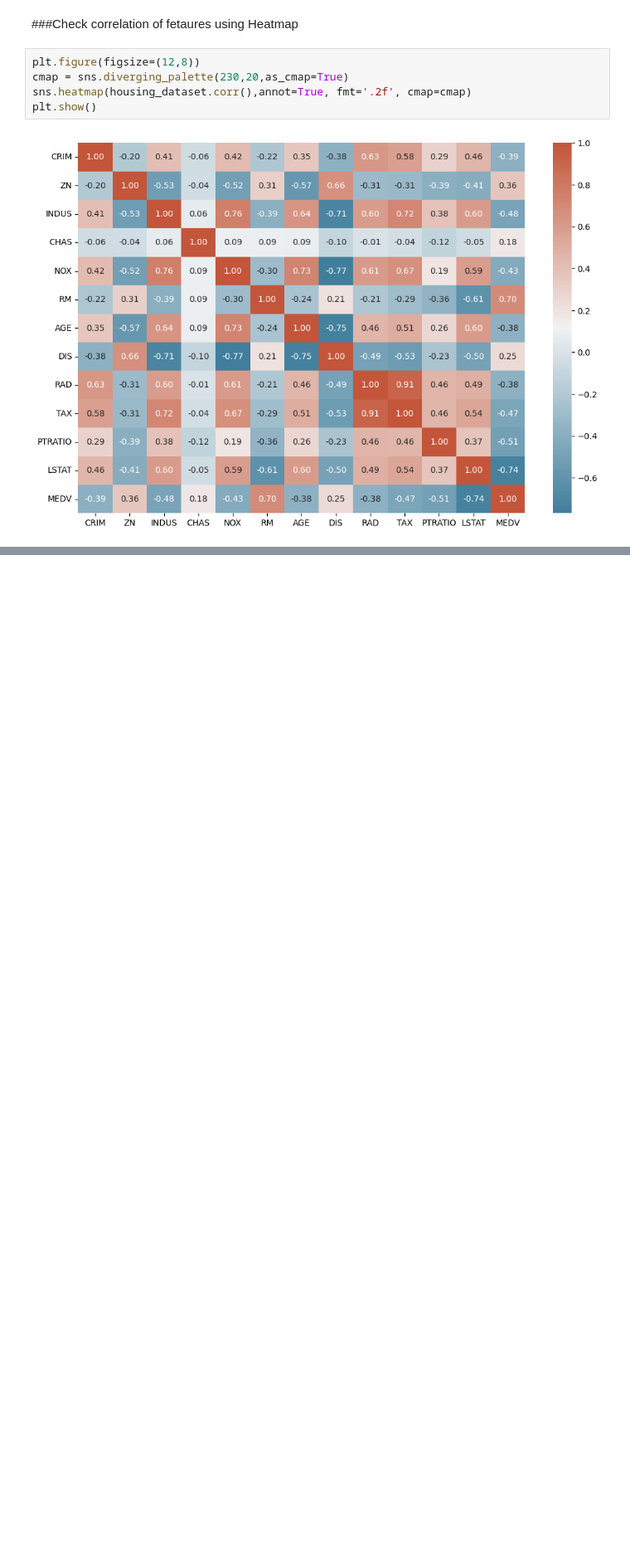
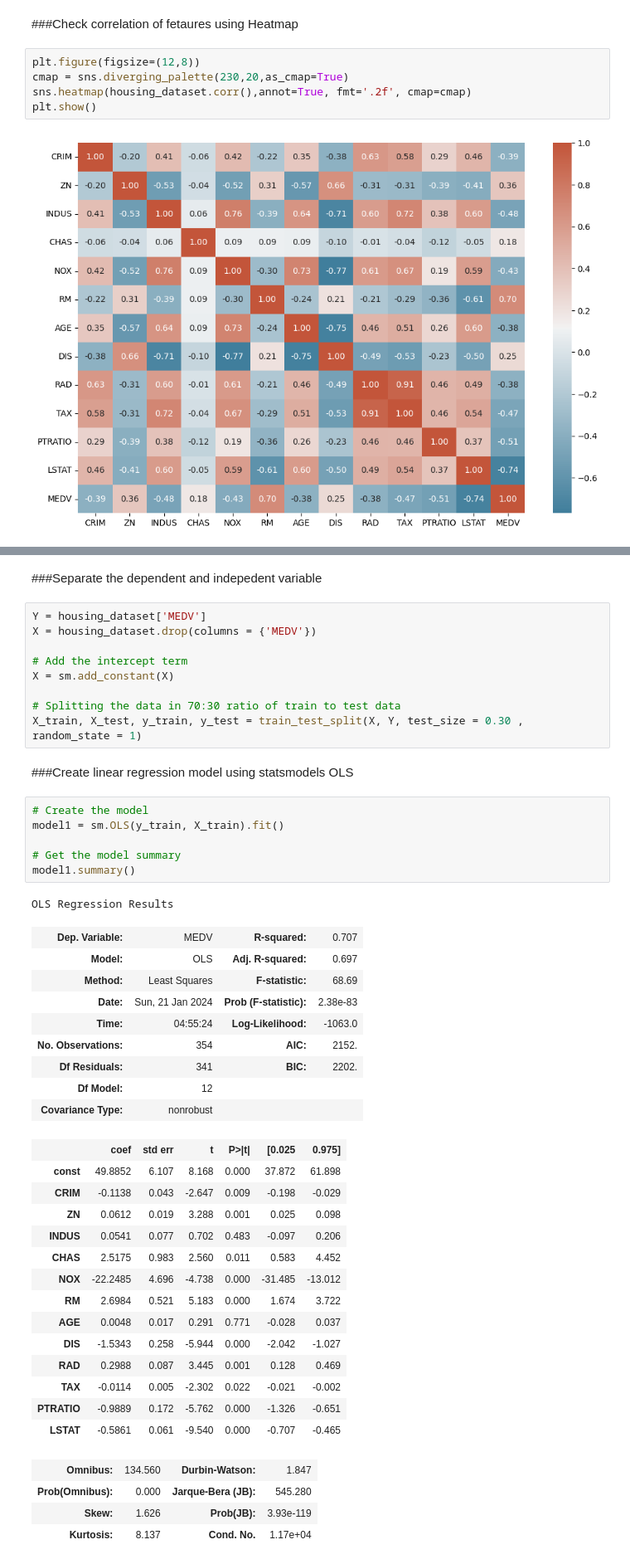
Before and after one commit to sangeetaisaac/Machine-Learning, a Jupyter notebook: Linear_Regression.ipynb, the cells around one changed output, grey strips where cells are left out. Shown at 83% size. Cells and saved outputs as stored; diff of their text form; blank space fills up the shorter version.

```diff
--- a/Linear_Regression.ipynb
+++ b/Linear_Regression.ipynb
@@ -228,0 +245,49 @@ plt.show()
+# %% [markdown]
+
+###Separate the dependent and indepedent variable
+# %%
+Y = housing_dataset['MEDV']
+X = housing_dataset.drop(columns = {'MEDV'})
+
+# Add the intercept term
+X = sm.add_constant(X)
+
+# Splitting the data in 70:30 ratio of train to test data
+X_train, X_test, y_train, y_test = train_test_split(X, Y, test_size = 0.30 , random_state = 1)
+# %% [markdown]
+###Create linear regression model using statsmodels OLS
+# %%
+# Create the model
+model1 = sm.OLS(y_train, X_train).fit()
+
+# Get the model summary
+model1.summary()
+# %% [output]
+OLS Regression Results
+| Dep. Variable: | MEDV | R-squared: | 0.707 |
+| Model: | OLS | Adj. R-squared: | 0.697 |
+| Method: | Least Squares | F-statistic: | 68.69 |
+| Date: | Sun, 21 Jan 2024 | Prob (F-statistic): | 2.38e-83 |
+| Time: | 04:55:24 | Log-Likelihood: | -1063.0 |
+| No. Observations: | 354 | AIC: | 2152. |
+| Df Residuals: | 341 | BIC: | 2202. |
+| Df Model: | 12 |  |  |
+| Covariance Type: | nonrobust |  |  |
+|  | coef | std err | t | P>|t| | [0.025 | 0.975] |
+| const | 49.8852 | 6.107 | 8.168 | 0.000 | 37.872 | 61.898 |
+| CRIM | -0.1138 | 0.043 | -2.647 | 0.009 | -0.198 | -0.029 |
+| ZN | 0.0612 | 0.019 | 3.288 | 0.001 | 0.025 | 0.098 |
+| INDUS | 0.0541 | 0.077 | 0.702 | 0.483 | -0.097 | 0.206 |
+| CHAS | 2.5175 | 0.983 | 2.560 | 0.011 | 0.583 | 4.452 |
+| NOX | -22.2485 | 4.696 | -4.738 | 0.000 | -31.485 | -13.012 |
+| RM | 2.6984 | 0.521 | 5.183 | 0.000 | 1.674 | 3.722 |
+| AGE | 0.0048 | 0.017 | 0.291 | 0.771 | -0.028 | 0.037 |
+| DIS | -1.5343 | 0.258 | -5.944 | 0.000 | -2.042 | -1.027 |
+| RAD | 0.2988 | 0.087 | 3.445 | 0.001 | 0.128 | 0.469 |
+| TAX | -0.0114 | 0.005 | -2.302 | 0.022 | -0.021 | -0.002 |
+| PTRATIO | -0.9889 | 0.172 | -5.762 | 0.000 | -1.326 | -0.651 |
+| LSTAT | -0.5861 | 0.061 | -9.540 | 0.000 | -0.707 | -0.465 |
+| Omnibus: | 134.560 | Durbin-Watson: | 1.847 |
+| Prob(Omnibus): | 0.000 | Jarque-Bera (JB): | 545.280 |
+| Skew: | 1.626 | Prob(JB): | 3.93e-119 |
+| Kurtosis: | 8.137 | Cond. No. | 1.17e+04 |
```
Also changed, not shown: parts of 4 cells of this notebook.
